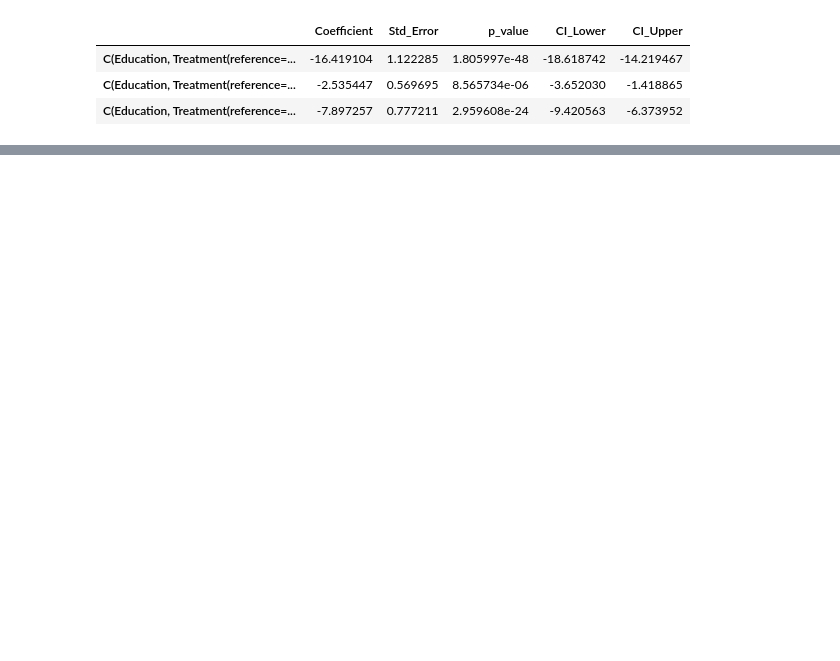
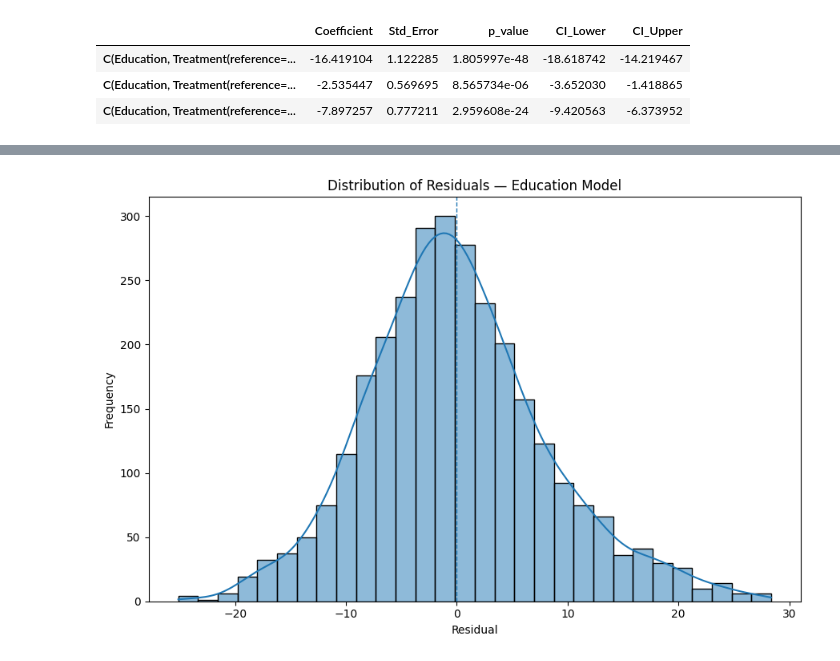
Before and after one commit to Wadhare-Isaac/Understanding-Attitudes-Toward-Violence-Against-Women-and-Girls, a Jupyter notebook: Notebook/Gender Analysis.ipynb, the cells around one changed output, grey strips where cells are left out. Drawn from its saved outputs; the diff is of its cells as text; code cells hidden in the pictures; blank space fills up the shorter version.

Commit message:
Regression and model diagnostics

```diff
--- a/Notebook/Gender Analysis.ipynb
+++ b/Notebook/Gender Analysis.ipynb
@@ -3479,0 +3955,30 @@ NameError: name 'fit_demographic_model' is not defined
+# %%
+# check the residual distribution
+
+import matplotlib.pyplot as plt
+import seaborn as sns
+
+residuals = education_model.resid
+
+plt.figure(figsize=(9, 6))
+
+sns.histplot(
+    residuals,
+    bins=30,
+    kde=True
+)
+
+plt.axvline(
+    0,
+    linestyle="--",
+    linewidth=1
+)
+
+plt.title("Distribution of Residuals — Education Model")
+plt.xlabel("Residual")
+plt.ylabel("Frequency")
+
+plt.tight_layout()
+plt.show()
+# %% [output]
+[figure, added]
```
Also changed, not shown: parts of 27 cells of this notebook.
